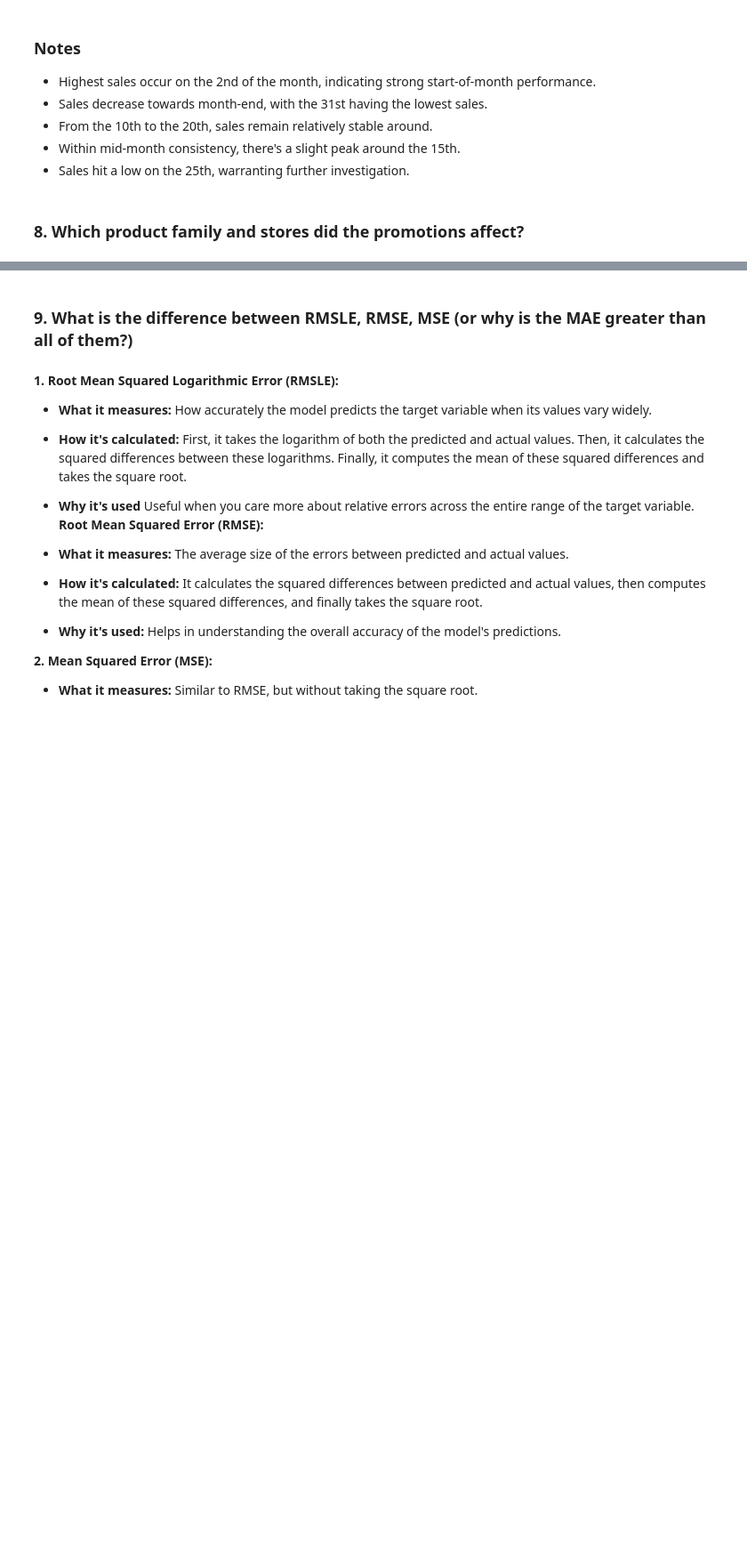
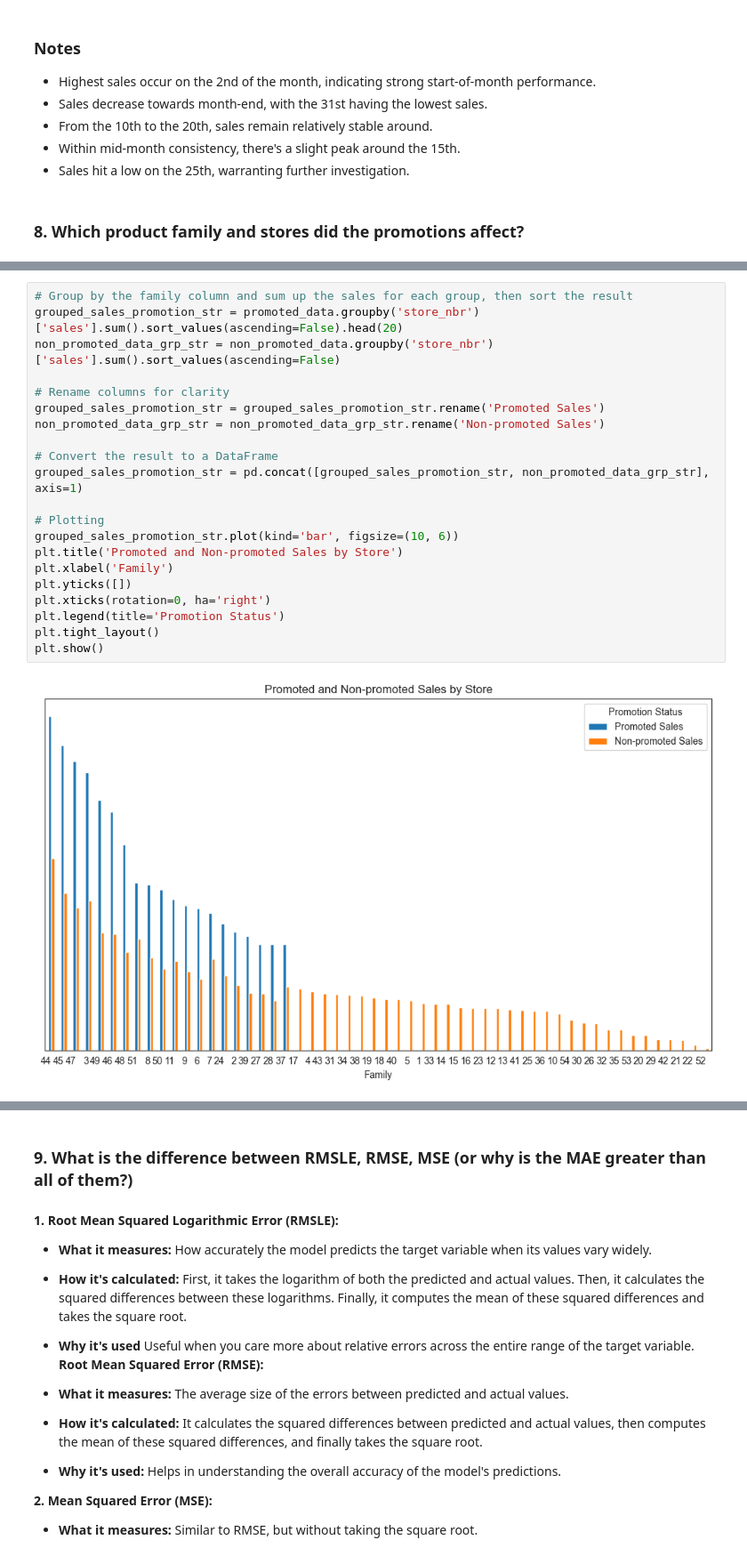
Before and after one commit to murithidenisgitobu/Time-Series-Regression-Analysis-Corporation-Favorita-, a Jupyter notebook: Time Series Regression Analysis - Corporation Favorita.ipynb, the cells around one changed output, grey strips where cells are left out. Shown at 89% size. Saved outputs shown, nothing was run; the diff lists cells and outputs as text; blank space fills up the shorter version.

```diff
--- a/Time Series Regression Analysis - Corporation Favorita.ipynb
+++ b/Time Series Regression Analysis - Corporation Favorita.ipynb
@@ -1483,0 +1515,23 @@ plt.show()
+# %%
+# Group by the family column and sum up the sales for each group, then sort the result
+grouped_sales_promotion_str = promoted_data.groupby('store_nbr')['sales'].sum().sort_values(ascending=False).head(20)
+non_promoted_data_grp_str = non_promoted_data.groupby('store_nbr')['sales'].sum().sort_values(ascending=False)
+
+# Rename columns for clarity
+grouped_sales_promotion_str = grouped_sales_promotion_str.rename('Promoted Sales')
+non_promoted_data_grp_str = non_promoted_data_grp_str.rename('Non-promoted Sales')
+
+# Convert the result to a DataFrame
+grouped_sales_promotion_str = pd.concat([grouped_sales_promotion_str, non_promoted_data_grp_str], axis=1)
+
+# Plotting
+grouped_sales_promotion_str.plot(kind='bar', figsize=(10, 6))
+plt.title('Promoted and Non-promoted Sales by Store')
+plt.xlabel('Family')
+plt.yticks([])
+plt.xticks(rotation=0, ha='right')
+plt.legend(title='Promotion Status')
+plt.tight_layout()
+plt.show()
+# %% [output]
+[figure, added]
```
Also changed, not shown: parts of 3 cells of this notebook.
